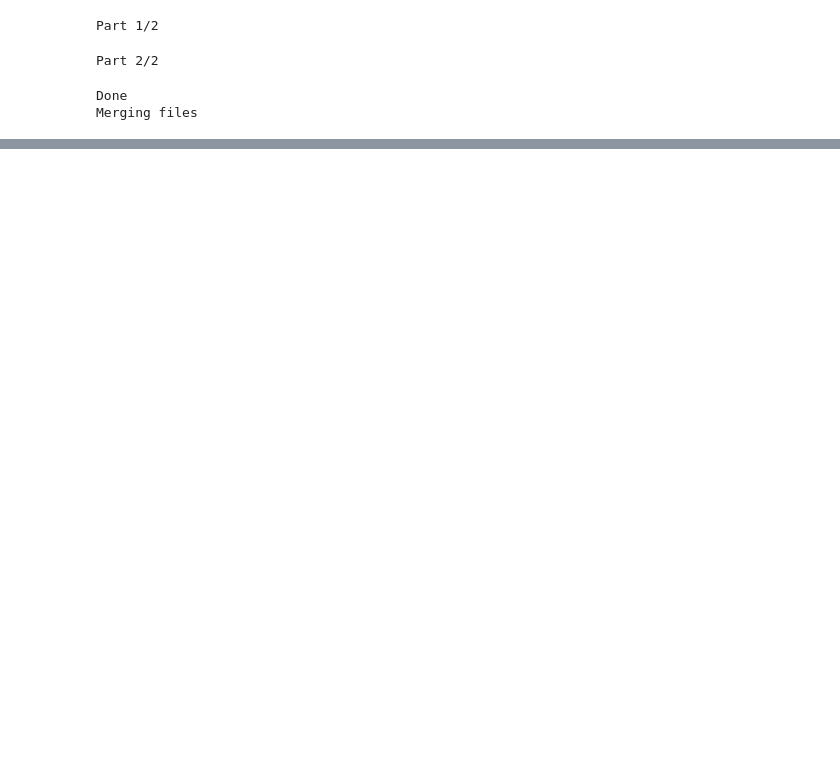
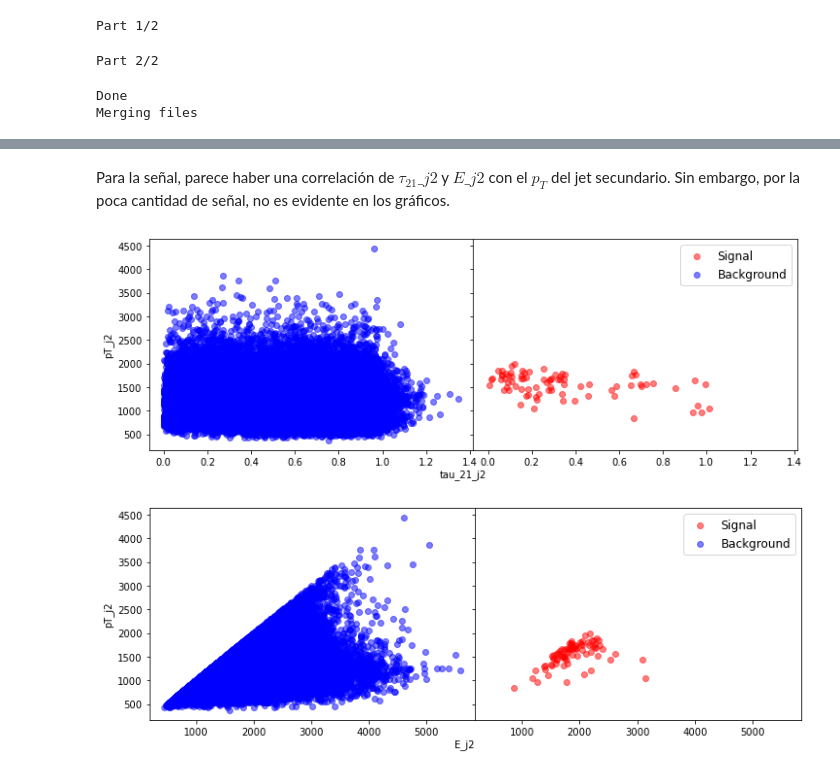
Before and after one commit to marianaiv/tesis_grado_UCV, a Jupyter notebook: tesis/capitulos/analisis-datos/conjunto-BB1.ipynb, the cells around one changed output, grey strips where cells are left out. Saved outputs shown, nothing was run; the diff lists cells and outputs as text; code cells hidden in the pictures; blank space fills up the shorter version.

```diff
--- a/tesis/capitulos/analisis-datos/conjunto-BB1.ipynb
+++ b/tesis/capitulos/analisis-datos/conjunto-BB1.ipynb
@@ -35,0 +97,10 @@ Los datos pre-procesados de este conjunto presentan las mismas características
+# %% [markdown]
+Para la señal, parece haber una correlación de $\tau_{21}\_j2$ y $E\_j2$ con el $p_T$ del jet secundario. Sin embargo, por la poca cantidad de señal, no es evidente en los gráficos.
+# %%
+relations = [('tau_21_j2','pT_j2'),('E_j2', 'pT_j2')]
+for x,y in relations:
+    bkg_sig_scatter(df, x, y)
+    plt.show()
+# %% [output]
+[figure, added]
+[figure, added]
```
Also changed, not shown: parts of 7 cells of this notebook.
